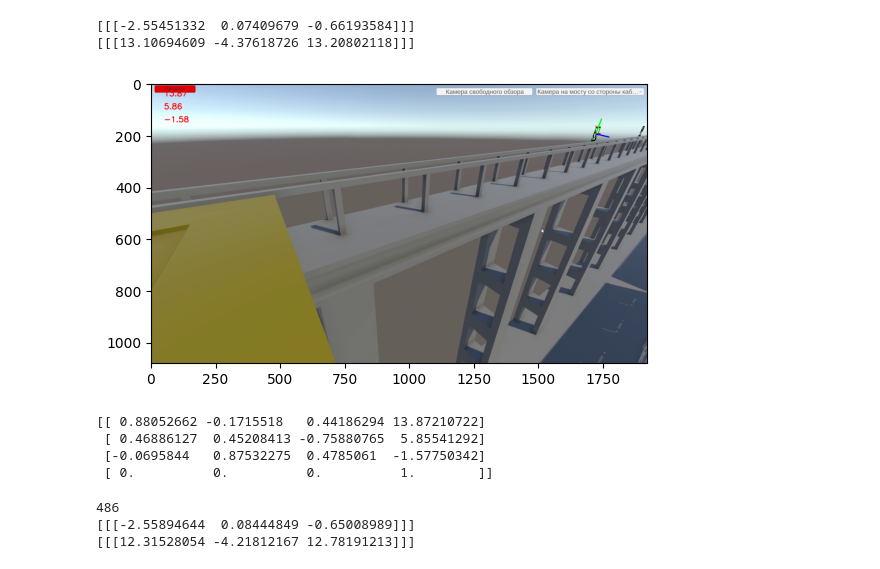
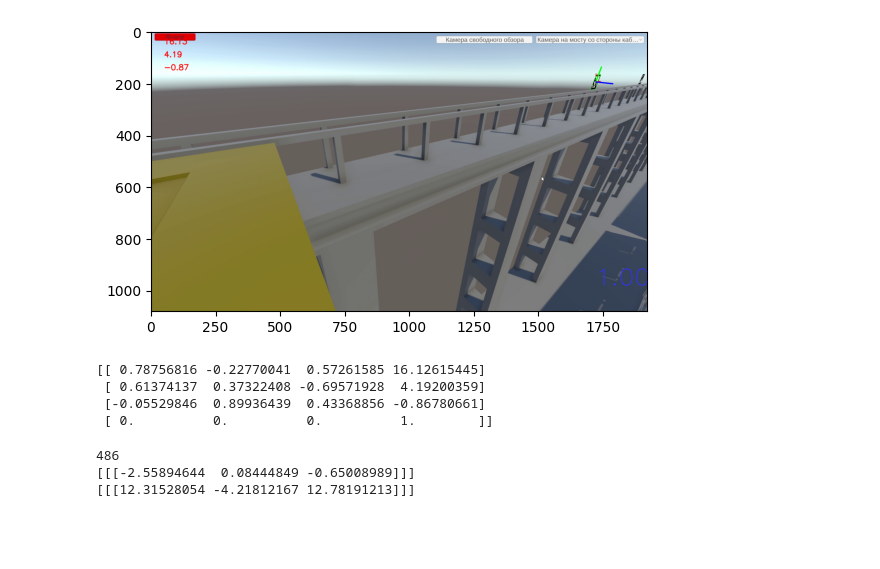
Before and after one commit to nkb-tech/cranpose, a Jupyter notebook: jupyters/estimate_pose_render.ipynb, the cells around one changed output. Saved outputs shown, nothing was run; the diff lists cells and outputs as text; code cells hidden in the pictures; blank space fills up the shorter version.

```diff
--- a/jupyters/estimate_pose_render.ipynb
+++ b/jupyters/estimate_pose_render.ipynb
@@ -21,8 +21,8 @@ from estimators import PoseSingle
 # %%
 from scipy.spatial.transform import Rotation as R
 # %%
-k_matrix = "../calib/calibration_matrix_render.npy"
-d_coeff = "../calib/distortion_coefficients_render.npy"
+k_matrix = "../calib/calibration_matrix_render_calib.npy"
+d_coeff = "../calib/distortion_coefficients_render_calib.npy"
 m_dict = "../demo_tags/marker_poses.pk"
 edge_len = 0.7
 marker_step = 8
@@ -47,6 +47,7 @@ with open(marker_dict_path,'rb') as f:
     marker_dict = pk.load(f)
 
 estimator = PoseSingle(aruco_dict_type,
+                       1,
                        n_markers,
                        marker_step,
                        edge_len,
@@ -55,32 +56,30 @@ estimator = PoseSingle(aruco_dict_type,
 # %%
 # Test on single image
 image = "../data/render_distance/frames_front/481.png"
 
 image = cv2.imread(image)
 time.sleep(.1)
 
 # output = cv2.cvtColor(image, cv2.COLOR_BGR2RGB)
 
 # plt.imshow(output)
 # plt.show()
 
-frame, pose, dt, size = estimator(image, "now", True)
+frame, pose, size = estimator(image, True)
 
 output = cv2.cvtColor(frame, cv2.COLOR_BGR2RGB)
 
 output = display_pose(output, pose[:-1,[3]])
 
 plt.imshow(output)
 plt.show()
 print(pose)
 # %% [output]
+[figure, new version]
-[[[-2.55451332  0.07409679 -0.66193584]]]
-[[[13.10694609 -4.37618726 13.20802118]]]
+[[ 0.78756816 -0.22770041  0.57261585 16.12615445]
+ [ 0.61374137  0.37322408 -0.69571928  4.19200359]
+ [-0.05529846  0.89936439  0.43368856 -0.86780661]
+ [ 0.          0.          0.          1.        ]]
-[figure, old version]
-[[ 0.88052662 -0.1715518   0.44186294 13.87210722]
- [ 0.46886127  0.45208413 -0.75880765  5.85541292]
- [-0.0695844   0.87532275  0.4785061  -1.57750342]
- [ 0.          0.          0.          1.        ]]
 # %%
 # Test on multiple images
 for i in range(486,488):
```
Also changed, not shown: 1 other file.
